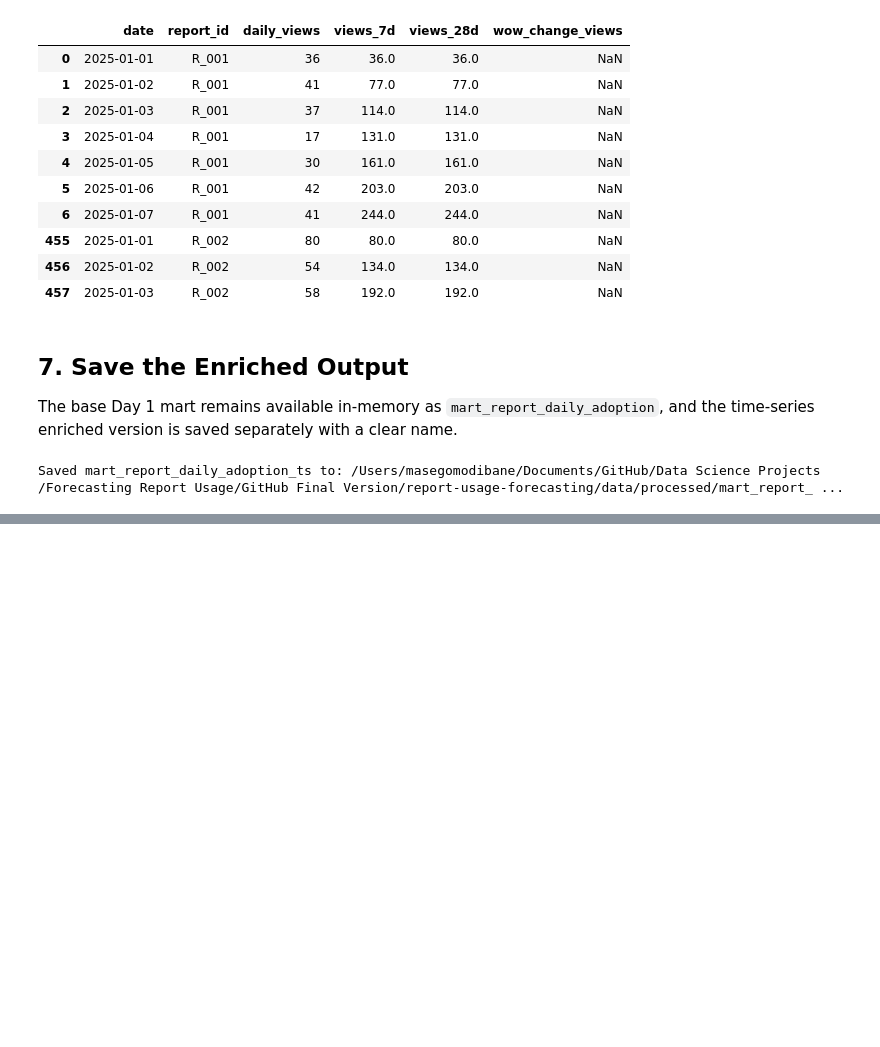
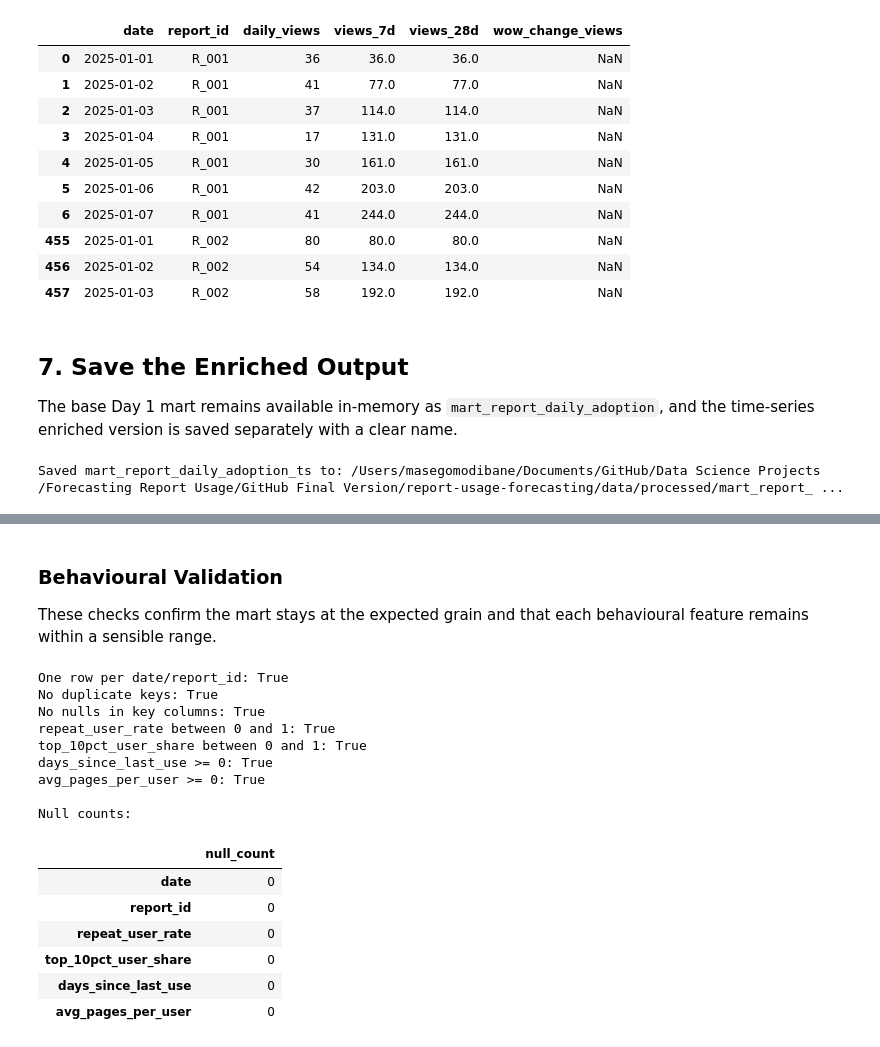
Before and after one commit to MasegoM94/report-usage-forecasting, a Jupyter notebook: notebooks/05_feature_engineering.ipynb, the cells around one changed output, grey strips where cells are left out. Drawn from its saved outputs; the diff is of its cells as text; code cells hidden in the pictures; blank space fills up the shorter version.

```diff
--- a/notebooks/05_feature_engineering.ipynb
+++ b/notebooks/05_feature_engineering.ipynb
@@ -323,0 +383,48 @@ Saved mart_report_daily_adoption_ts to: /Users/masegomodibane/Documents/GitHub/D
+# %% [markdown]
+### Behavioural Validation
+
+These checks confirm the mart stays at the expected grain and that each behavioural feature remains within a sensible range.
+# %%
+engagement_grain_is_unique = not mart_user_engagement.duplicated(subset=["date", "report_id"]).any()
+engagement_null_counts = mart_user_engagement[
+    [
+        "date",
+        "report_id",
+        "repeat_user_rate",
+        "top_10pct_user_share",
+        "days_since_last_use",
+        "avg_pages_per_user",
+    ]
+].isnull().sum()
+repeat_rate_in_range = mart_user_engagement["repeat_user_rate"].between(0, 1).all()
+top_share_in_range = mart_user_engagement["top_10pct_user_share"].between(0, 1).all()
+days_since_non_negative = mart_user_engagement["days_since_last_use"].ge(0).all()
+avg_pages_non_negative = mart_user_engagement["avg_pages_per_user"].ge(0).all()
+
+print("One row per date/report_id:", engagement_grain_is_unique)
+print("No duplicate keys:", engagement_grain_is_unique)
+print("No nulls in key columns:", engagement_null_counts[["date", "report_id"]].eq(0).all())
+print("repeat_user_rate between 0 and 1:", repeat_rate_in_range)
+print("top_10pct_user_share between 0 and 1:", top_share_in_range)
+print("days_since_last_use >= 0:", days_since_non_negative)
+print("avg_pages_per_user >= 0:", avg_pages_non_negative)
+
+print("\nNull counts:")
+display(engagement_null_counts.to_frame(name="null_count"))
+# %% [output]
+One row per date/report_id: True
+No duplicate keys: True
+No nulls in key columns: True
+repeat_user_rate between 0 and 1: True
+top_10pct_user_share between 0 and 1: True
+days_since_last_use >= 0: True
+avg_pages_per_user >= 0: True
+
+Null counts:
+|  | null_count |
+| date | 0 |
+| report_id | 0 |
+| repeat_user_rate | 0 |
+| top_10pct_user_share | 0 |
+| days_since_last_use | 0 |
+| avg_pages_per_user | 0 |
```
Also changed, not shown: parts of 10 cells of this notebook, 2 other files.
